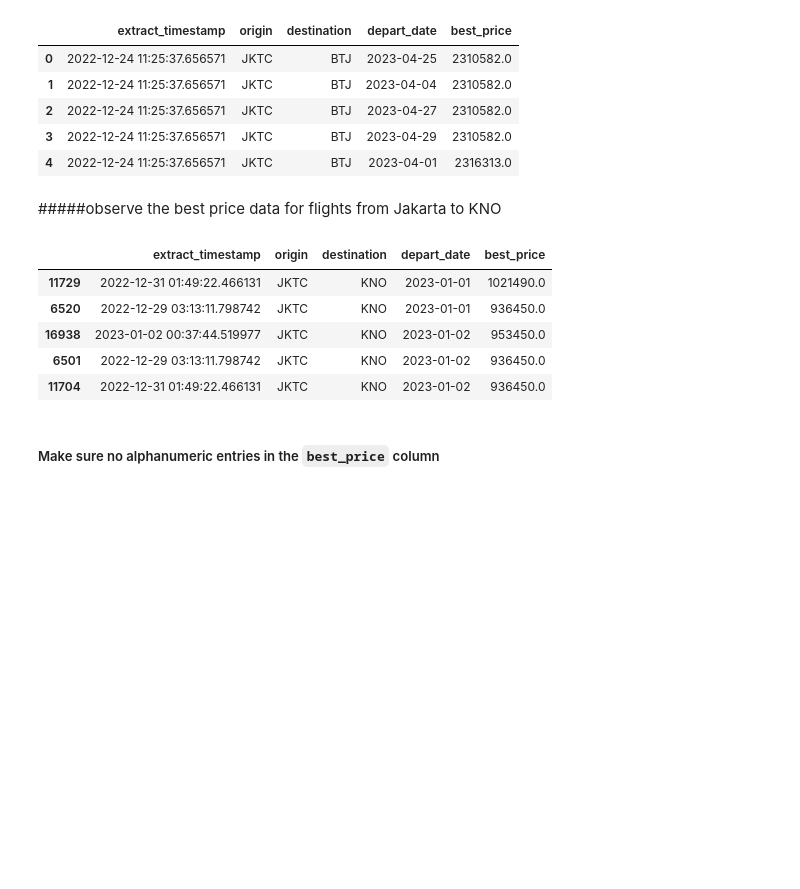
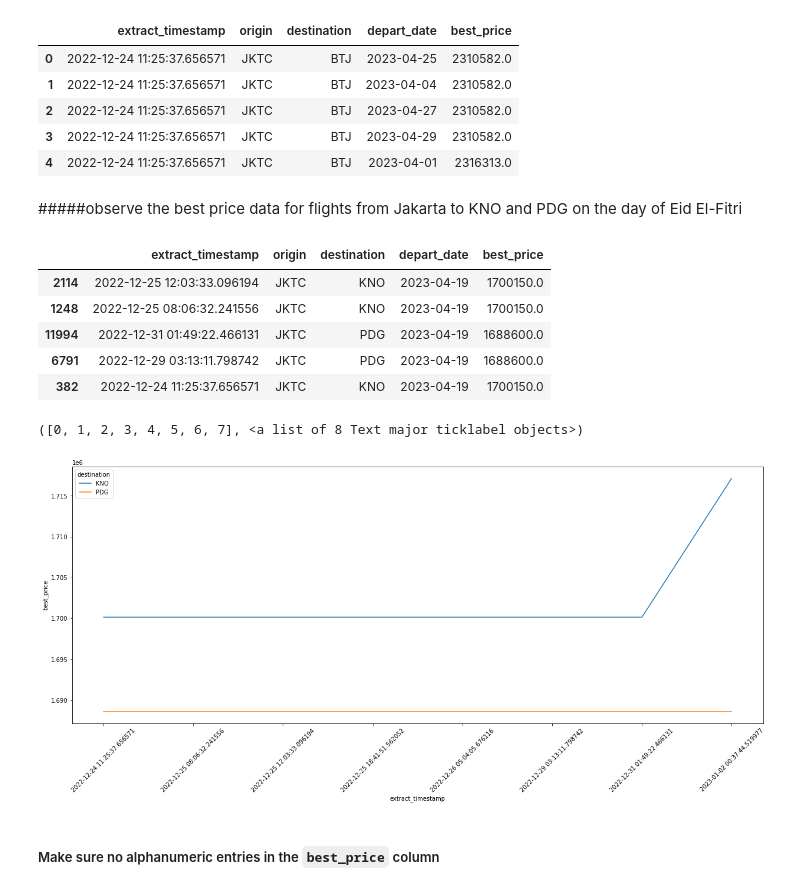
Before and after one commit to akbarriki/scraping_tiketcom, a Jupyter notebook: Scraping_Tiketcom_BestPrice.ipynb, the cells around one changed output. Drawn from its saved outputs; the diff is of its cells as text; code cells hidden in the pictures; blank space fills up the shorter version.

```diff
--- a/Scraping_Tiketcom_BestPrice.ipynb
+++ b/Scraping_Tiketcom_BestPrice.ipynb
@@ -167,16 +167,28 @@ df_new.head()
 | 3 | 2022-12-24 11:25:37.656571 | JKTC | BTJ | 2023-04-29 | 2310582.0 |
 | 4 | 2022-12-24 11:25:37.656571 | JKTC | BTJ | 2023-04-01 | 2316313.0 |
 # %% [markdown]
-#####observe the best price data for flights from Jakarta to KNO
+#####observe the best price data for flights from Jakarta to KNO and PDG on the day of Eid El-Fitri
-# %%
-df_new[df_new['destination'] == 'KNO'].sort_values('depart_date', ascending=True).head()
-# %% [output]
-|  | extract_timestamp | origin | destination | depart_date | best_price |
-| 11729 | 2022-12-31 01:49:22.466131 | JKTC | KNO | 2023-01-01 | 1021490.0 |
-| 6520 | 2022-12-29 03:13:11.798742 | JKTC | KNO | 2023-01-01 | 936450.0 |
-| 16938 | 2023-01-02 00:37:44.519977 | JKTC | KNO | 2023-01-02 | 953450.0 |
-| 6501 | 2022-12-29 03:13:11.798742 | JKTC | KNO | 2023-01-02 | 936450.0 |
-| 11704 | 2022-12-31 01:49:22.466131 | JKTC | KNO | 2023-01-02 | 936450.0 |
+# %%
+from matplotlib import pyplot as plt
+import seaborn as sns
+
+# filter the destination
+filter = (df_new['destination'].isin(['KNO','PDG'])) & (df_new['depart_date'] == '2023-04-19')
+display(df_new[filter].sort_values('extract_timestamp', ascending=True).sample(5))
+
+# visualisation
+plt.figure(figsize=(21,8))
+sns.lineplot(x='extract_timestamp', y='best_price', hue='destination', data=df_new[filter].sort_values('extract_timestamp', ascending=True))
+plt.xticks(rotation=45)
+# %% [output]
+|  | extract_timestamp | origin | destination | depart_date | best_price |
+| 2114 | 2022-12-25 12:03:33.096194 | JKTC | KNO | 2023-04-19 | 1700150.0 |
+| 1248 | 2022-12-25 08:06:32.241556 | JKTC | KNO | 2023-04-19 | 1700150.0 |
+| 11994 | 2022-12-31 01:49:22.466131 | JKTC | PDG | 2023-04-19 | 1688600.0 |
+| 6791 | 2022-12-29 03:13:11.798742 | JKTC | PDG | 2023-04-19 | 1688600.0 |
+| 382 | 2022-12-24 11:25:37.656571 | JKTC | KNO | 2023-04-19 | 1700150.0 |
+([0, 1, 2, 3, 4, 5, 6, 7], <a list of 8 Text major ticklabel objects>)
+[figure, added]
 # %% [markdown]
 ##### Make sure no alphanumeric entries in the `best_price` column
 # %%
```
Also changed, not shown: parts of 7 cells of this notebook.
